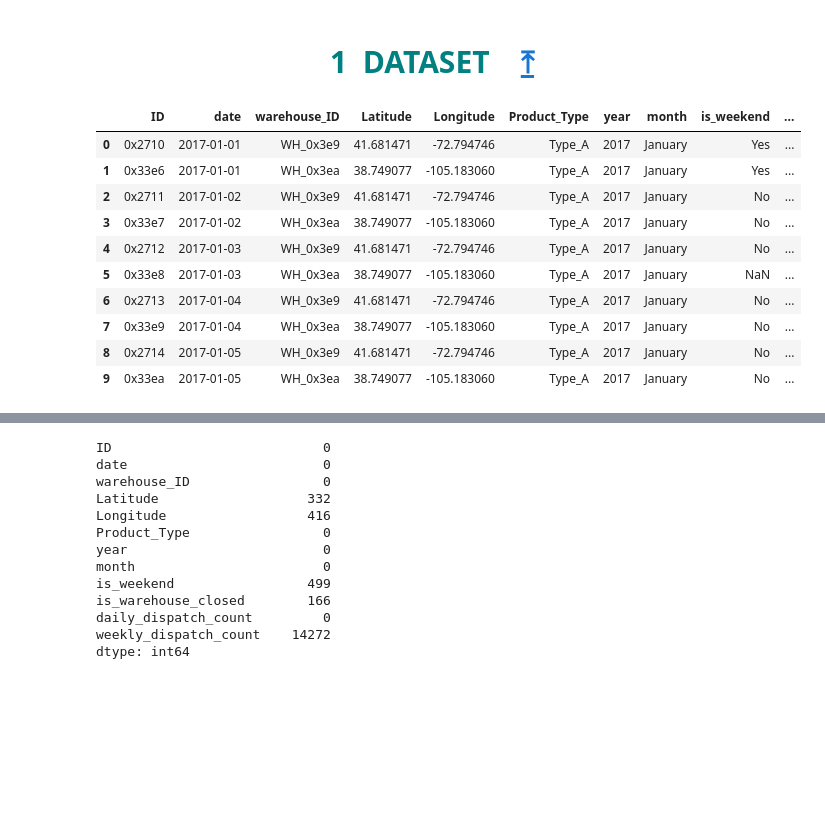
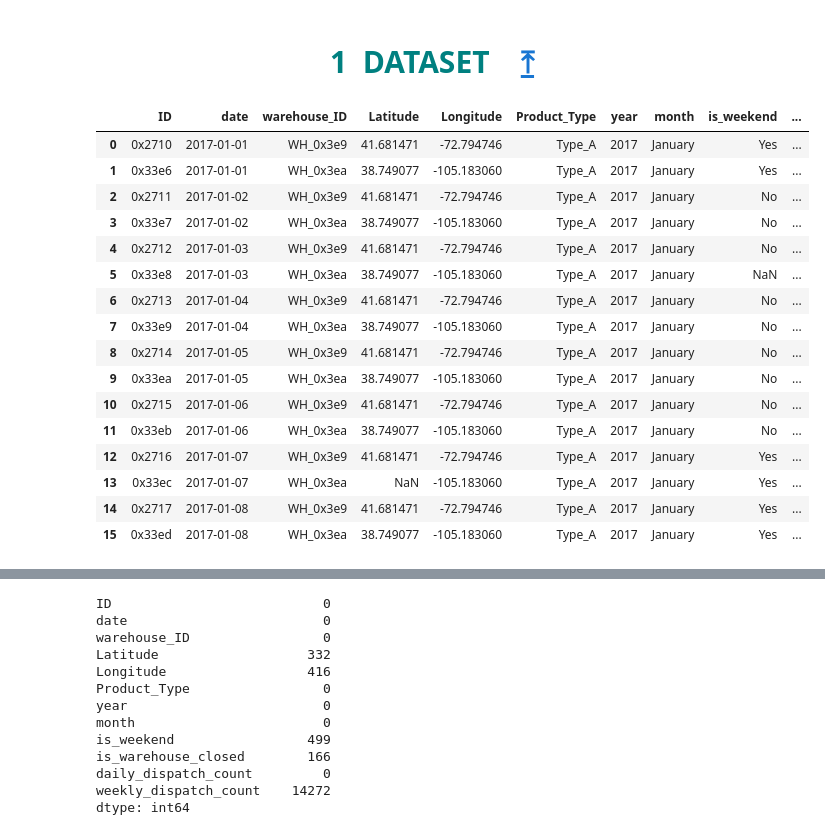
Before and after one commit to piyumaha12/Tredence-Data-Scientist-Hackathon, a Jupyter notebook: demand_forecasting.ipynb, the cells around one changed output, grey strips where cells are left out. Drawn from its saved outputs; the diff is of its cells as text; code cells hidden in the pictures; blank space fills up the shorter version.

```diff
--- a/demand_forecasting.ipynb
+++ b/demand_forecasting.ipynb
@@ -78,15 +75,21 @@ train = pd.read_csv(config.CSV_PATH + 'train.csv' )
 # %%
-train.head(10)
+train.head(16)
 # %% [output]
 |  | ID | date | warehouse_ID | Latitude | Longitude | Product_Type | year | month | is_weekend | ... |
 | 0 | 0x2710 | 2017-01-01 | WH_0x3e9 | 41.681471 | -72.794746 | Type_A | 2017 | January | Yes | ... |
 | 1 | 0x33e6 | 2017-01-01 | WH_0x3ea | 38.749077 | -105.183060 | Type_A | 2017 | January | Yes | ... |
 | 2 | 0x2711 | 2017-01-02 | WH_0x3e9 | 41.681471 | -72.794746 | Type_A | 2017 | January | No | ... |
 | 3 | 0x33e7 | 2017-01-02 | WH_0x3ea | 38.749077 | -105.183060 | Type_A | 2017 | January | No | ... |
 | 4 | 0x2712 | 2017-01-03 | WH_0x3e9 | 41.681471 | -72.794746 | Type_A | 2017 | January | No | ... |
 | 5 | 0x33e8 | 2017-01-03 | WH_0x3ea | 38.749077 | -105.183060 | Type_A | 2017 | January | NaN | ... |
 | 6 | 0x2713 | 2017-01-04 | WH_0x3e9 | 41.681471 | -72.794746 | Type_A | 2017 | January | No | ... |
 | 7 | 0x33e9 | 2017-01-04 | WH_0x3ea | 38.749077 | -105.183060 | Type_A | 2017 | January | No | ... |
 | 8 | 0x2714 | 2017-01-05 | WH_0x3e9 | 41.681471 | -72.794746 | Type_A | 2017 | January | No | ... |
 | 9 | 0x33ea | 2017-01-05 | WH_0x3ea | 38.749077 | -105.183060 | Type_A | 2017 | January | No | ... |
+| 10 | 0x2715 | 2017-01-06 | WH_0x3e9 | 41.681471 | -72.794746 | Type_A | 2017 | January | No | ... |
+| 11 | 0x33eb | 2017-01-06 | WH_0x3ea | 38.749077 | -105.183060 | Type_A | 2017 | January | No | ... |
+| 12 | 0x2716 | 2017-01-07 | WH_0x3e9 | 41.681471 | -72.794746 | Type_A | 2017 | January | Yes | ... |
+| 13 | 0x33ec | 2017-01-07 | WH_0x3ea | NaN | -105.183060 | Type_A | 2017 | January | Yes | ... |
+| 14 | 0x2717 | 2017-01-08 | WH_0x3e9 | 41.681471 | -72.794746 | Type_A | 2017 | January | Yes | ... |
+| 15 | 0x33ed | 2017-01-08 | WH_0x3ea | 38.749077 | -105.183060 | Type_A | 2017 | January | Yes | ... |
 # %%
```
Also changed, not shown: parts of 4 cells of this notebook.
